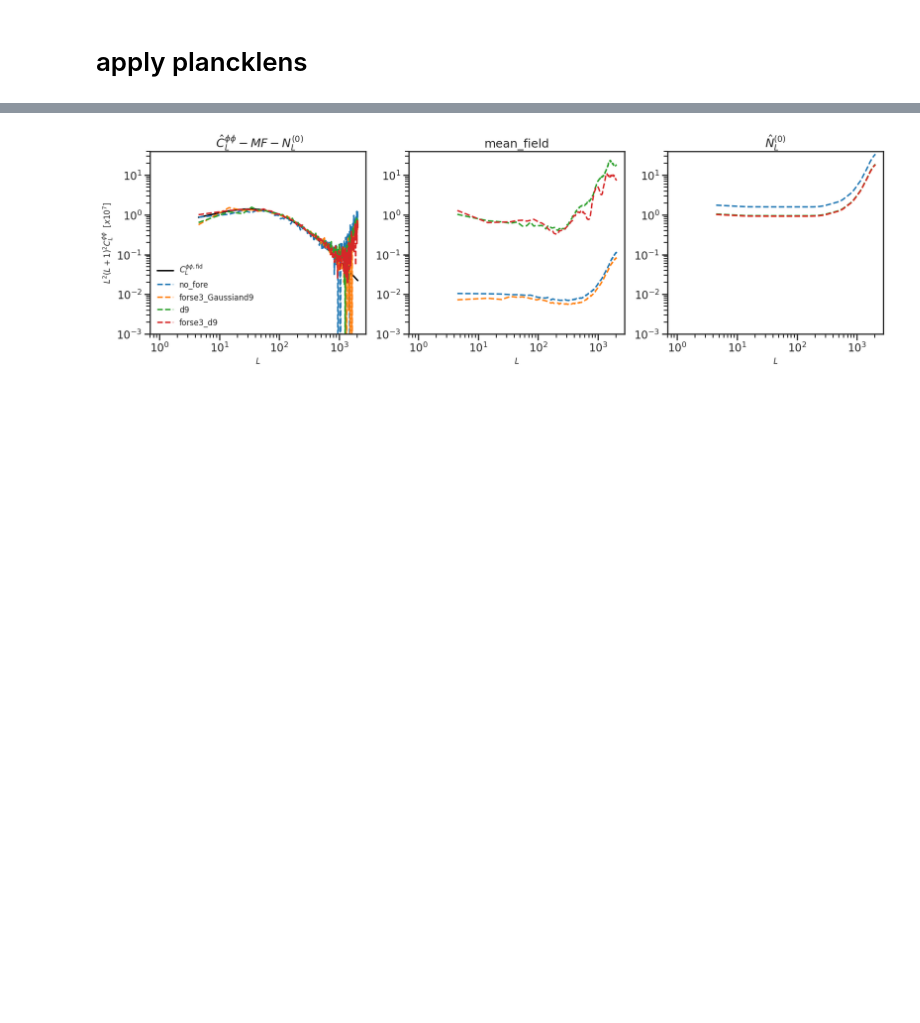
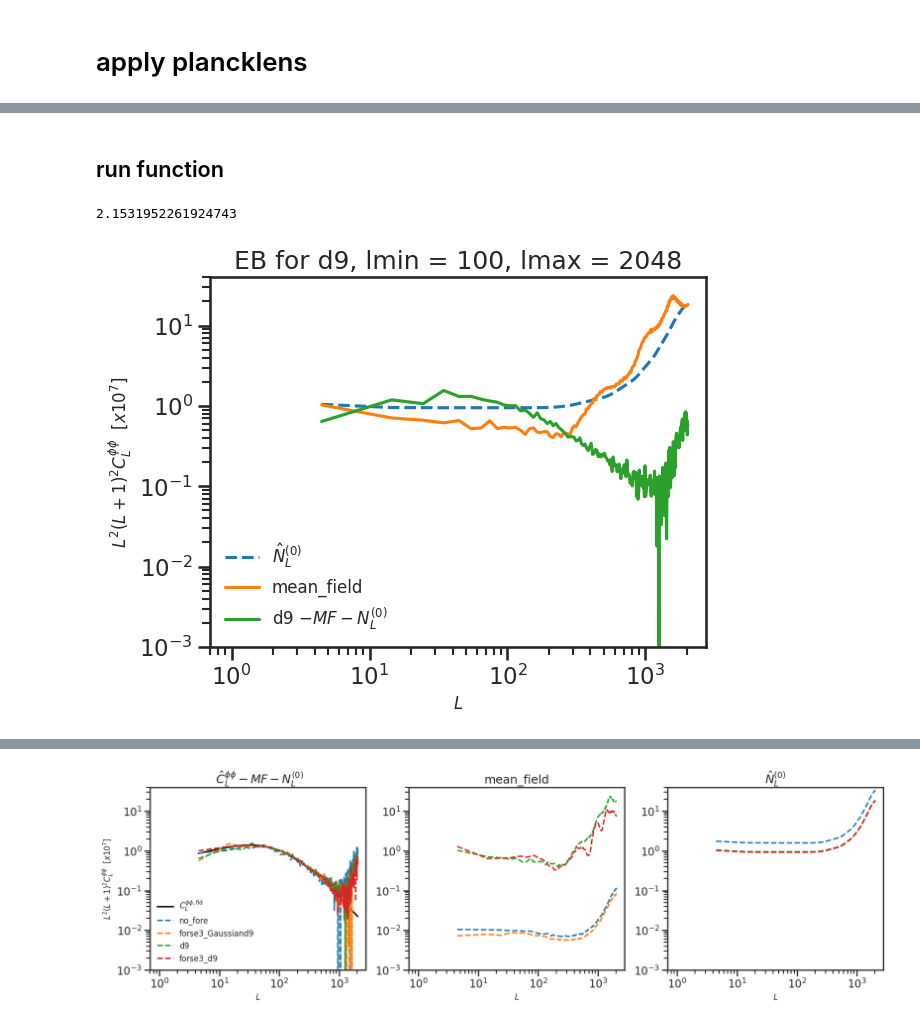
Before and after one commit to yaojian95/non_gau_lensing, a Jupyter notebook: try_plancklen.ipynb, the cells around one changed output, grey strips where cells are left out. Drawn from its saved outputs; the diff is of its cells as text; code cells hidden in the pictures; blank space fills up the shorter version.

Commit message:
varying lmax and lmin

```diff
--- a/try_plancklen.ipynb
+++ b/try_plancklen.ipynb
@@ -494,0 +485,26 @@ Cached  /pscratch/sd/j/jianyao/data_lensing/lenre_results/SO_LAT/cleaned_cmb_d9_
+# %%
+def plot_lensing(ells, results_phi, results_mf, results_n0, add_foreground = 'd9'):
+
+
+    # _, cl_pp = bin_cell(cl_unl['pp'][ells] *  w(ells), lmax = lmax_ivf, bin_width=bw, ell_2=False)
+
+    plt.figure()
+    plt.title('EB for %s, lmin = %s, lmax = %s'%(add_foreground, lmin_ivf, lmax_ivf))
+    # label=r'$C_L^{\hat \phi \hat \phi}$' if qe_key[0] == 'p' else r'$C_L^{\hat \omega \hat \omega}$'
+
+    # plt.loglog(ells, cl_pp[0], c='k', label=r'$C_L^{\phi\phi, \rm fid}$')
+    plt.loglog(ells,results_n0, '--', label=r'$\hat N_L^{(0)}$')
+
+    if np.mean(results_mf) == 0:
+        plt.loglog(ells, results_phi, label = r'%s $- N_L^{(0)}$'%add_foreground)
+
+    else:
+        plt.loglog(ells, results_mf, label = 'mean_field')
+        plt.loglog(ells, results_phi, label = r'%s $- MF - N_L^{(0)}$'%add_foreground)
+    plt.xlabel('$L$', fontsize=12)
+    plt.ylabel('$L^2 (L + 1)^2 C_L^{\phi\phi}$  [$x10^7$]', fontsize=12)
+    plt.ylim(1e-3,4e1)
+    plt.xlim(0.7, )
+    plt.legend(fontsize=12, loc='lower left', frameon = False)
+# %% [markdown]
+## run function
@@ -494,0 +513,12 @@ Cached  /pscratch/sd/j/jianyao/data_lensing/lenre_results/SO_LAT/cleaned_cmb_d9_
+# %%
+s = time.time()
+result_i0 = run_qe(['p_eb'], ['d9'], lmin_ivf = 100, lmax_ivf=2048, lmax_qlm = 2048, lmax_Bmode= None, return_binned=True, old_dir=True)
+e = time.time()
+
+print((e-s)/60)
+# %% [output]
+2.1531952261924743
+# %%
+plot_lensing(result_i0[0][0], result_i0[1][0], result_i0[2][0], result_i0[3][0])
+# %% [output]
+[figure, added]
```
Also changed, not shown: parts of 34 cells of this notebook.
